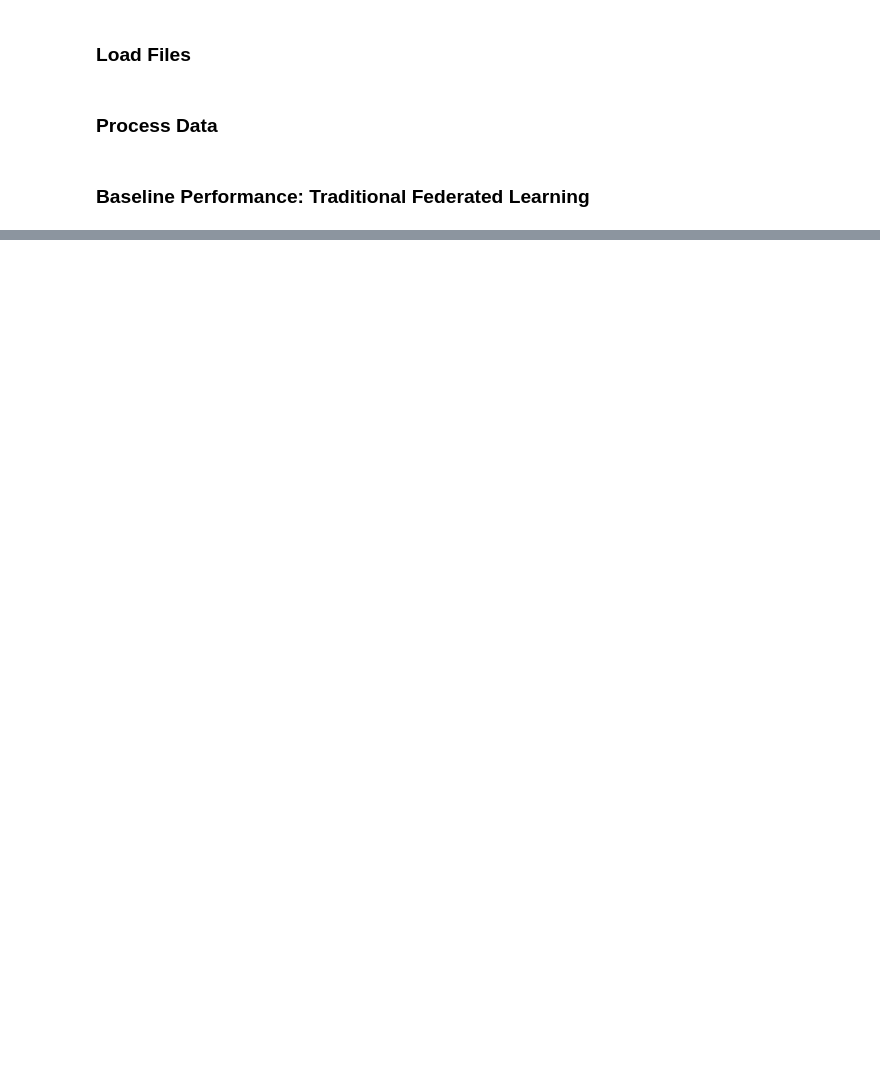
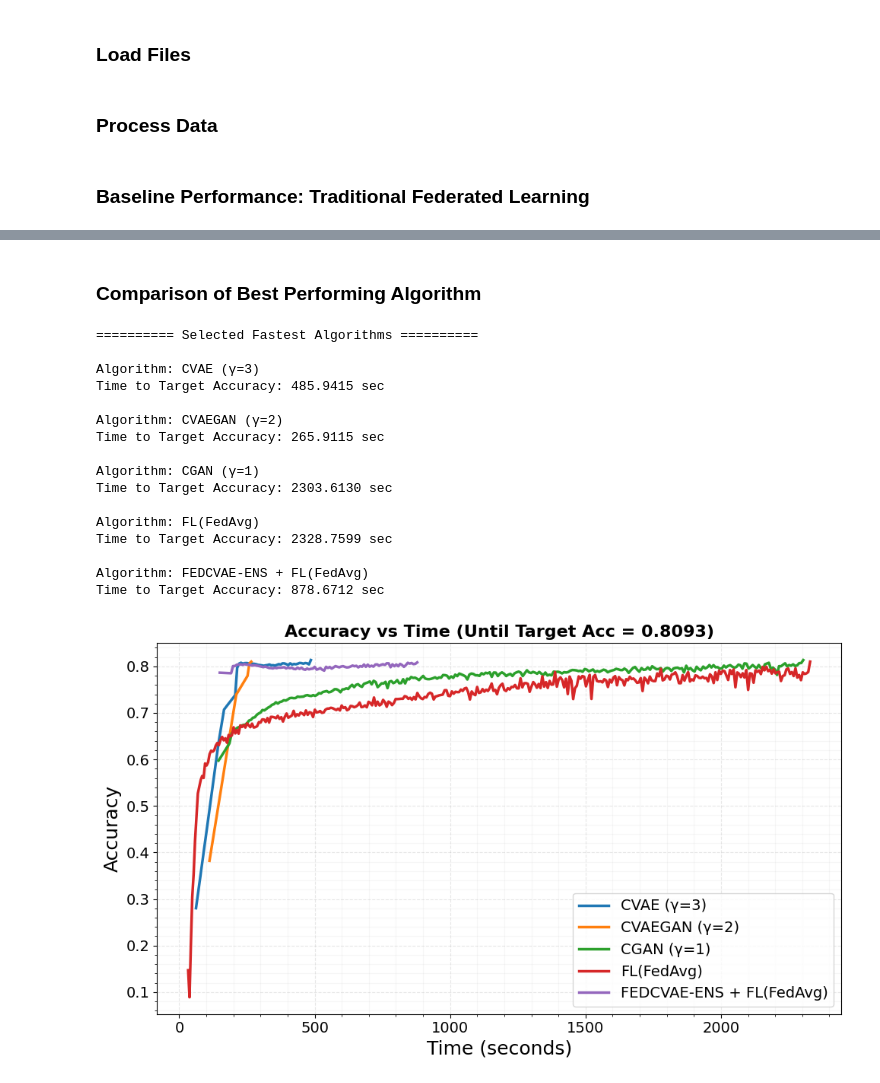
Before and after one commit to arpit35/heterogeneous_federated_learning_with_conditional_variational_autoencoder, a Jupyter notebook: analytics/results.ipynb, the cells around one changed output, grey strips where cells are left out. Drawn from its saved outputs; the diff is of its cells as text; code cells hidden in the pictures; blank space fills up the shorter version.

```diff
--- a/analytics/results.ipynb
+++ b/analytics/results.ipynb
@@ -310,0 +428,75 @@ plt.show()
+# %% [markdown]
+### Comparison of Best Performing Algorithm
+# %%
+plt.figure(figsize=(10, 6))
+
+print("\n========== Selected Fastest Algorithms ==========")
+
+for algo_name, info in fastest_algorithms.items():
+
+    key = info["key"]
+
+    if key in algo_data:
+        acc = algo_data[key]["accuracy"]
+        time = algo_data[key]["time"]
+
+        # Find first index reaching target accuracy
+        indices = np.where(acc >= target_accuracy)[0]
+
+        if len(indices) > 0:
+            end_idx = indices[0] + 1
+            reach_time = time[indices[0]]
+        else:
+            end_idx = len(acc)
+            reach_time = time[-1]
+
+        if info['gamma_display'] == -1:
+            label = f"{algo_name}"
+        else:
+            label = f"{algo_name[4:]} (γ={info['gamma_display']})"
+
+        # Print extracted time info
+        print(f"\nAlgorithm: {label}")
+        print(f"Time to Target Accuracy: {reach_time:.4f} sec")
+
+        plt.plot(
+            time[:end_idx],
+            acc[:end_idx],
+            linewidth=2.5,
+            label=label
+        )
+
+plt.xlabel("Time (seconds)", fontsize=18)
+plt.ylabel("Accuracy", fontsize=18)
+plt.title(f"Accuracy vs Time (Until Target Acc = {target_accuracy:.4f})",
+          fontsize=16,
+          fontweight='bold')
+
+plt.xticks(fontsize=14)
+plt.yticks(fontsize=14)
+
+plt.grid(True, alpha=0.3, linestyle='--')
+plt.minorticks_on()
+plt.grid(True, which='minor', alpha=0.1)
+
+plt.legend(fontsize=14)
+plt.tight_layout()
+plt.show()
+# %% [output]
+========== Selected Fastest Algorithms ==========
+
+Algorithm: CVAE (γ=3)
+Time to Target Accuracy: 485.9415 sec
+
+Algorithm: CVAEGAN (γ=2)
+Time to Target Accuracy: 265.9115 sec
+
+Algorithm: CGAN (γ=1)
+Time to Target Accuracy: 2303.6130 sec
+
+Algorithm: FL(FedAvg)
+Time to Target Accuracy: 2328.7599 sec
+
+Algorithm: FEDCVAE-ENS + FL(FedAvg)
+Time to Target Accuracy: 878.6712 sec
+[figure, added]
```
Also changed, not shown: parts of 16 cells of this notebook, 2 other files.
